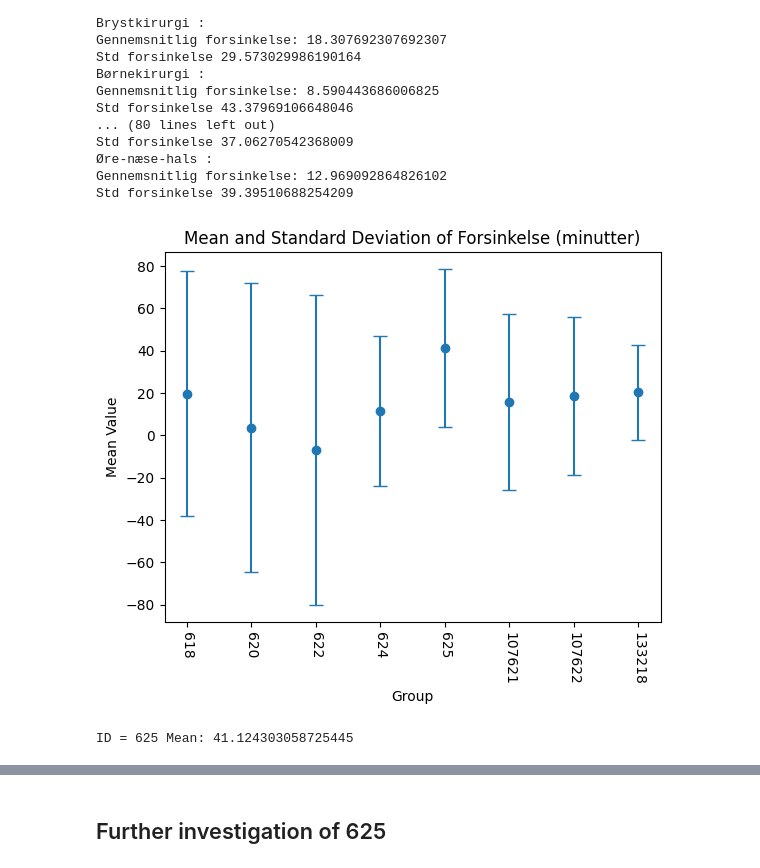
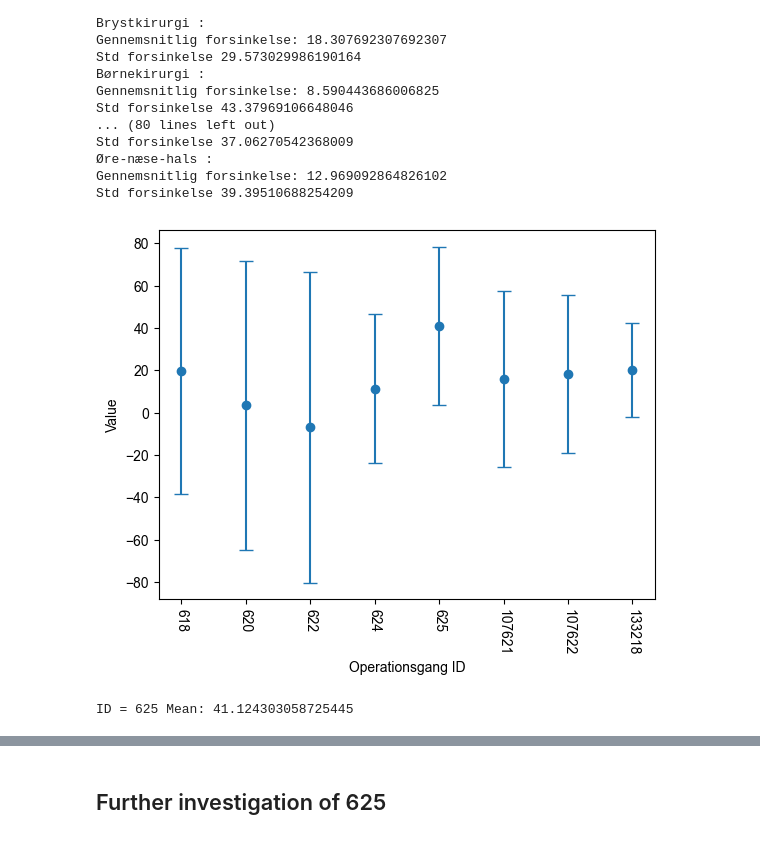
Before and after one commit to killermort9/AnalyticsToAction_Grop12, a Jupyter notebook: Signe.ipynb, the cells around one changed output, grey strips where cells are left out. Cells and saved outputs as stored; diff of their text form; code cells hidden in the pictures.

```diff
--- a/Signe.ipynb
+++ b/Signe.ipynb
@@ -143,30 +143,32 @@ Std forsinkelse 37.06270542368009
 Gennemsnitlig forsinkelse: 12.969092864826102
 Std forsinkelse 39.39510688254209
 # %%
+import matplotlib.pyplot as plt
+plt.rcParams['font.family'] = 'Arial'
 dfs = {k: v for k, v in df_complete.groupby('Operationsgang ID')}
 column = 'Forsinkelse (minutter)'
 
 keys = []
 means = []
 stds = []
 
 for k, d in dfs.items():
     keys.append(k)
     means.append(d[column].mean())
     stds.append(d[column].std())
 
 plt.figure()
 keys_str = [str(k) for k in keys]
 plt.errorbar(keys_str, means, yerr=stds, fmt='o', capsize=5)
 
-plt.xlabel("Group")
-plt.ylabel("Mean Value")
-plt.title(f"Mean and Standard Deviation of {column}")
+plt.xlabel("Operationsgang ID")
+plt.ylabel("Value")
+#plt.title(f"Mean and Standard Deviation of {column}")
 plt.xticks(rotation=-90)
 
 plt.show()
 
 print("ID = 625 Mean:", dfs[625][column].mean())
 # %% [output]
-[figure, old version]
+[figure, new version]
 ID = 625 Mean: 41.124303058725445
```
Also changed, not shown: parts of 28 cells of this notebook, 6 other files.
